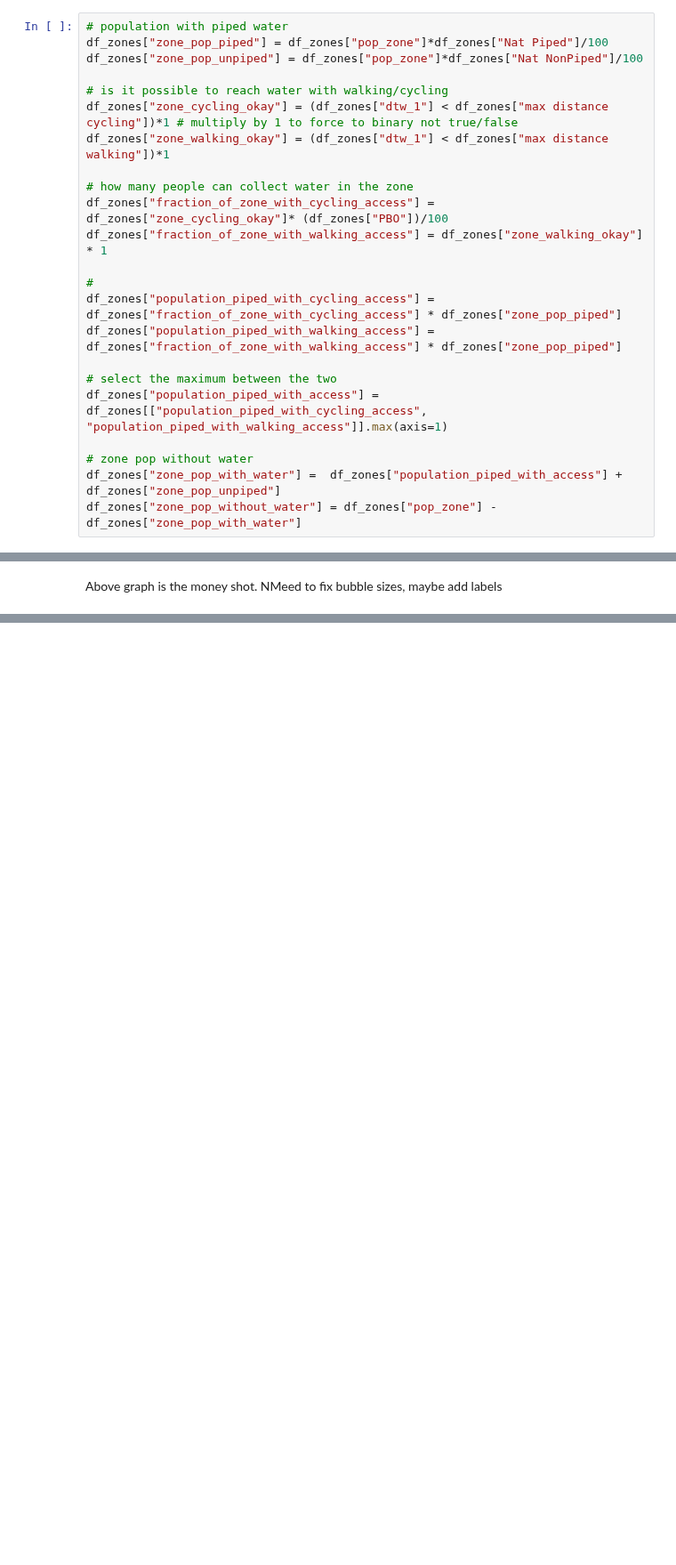
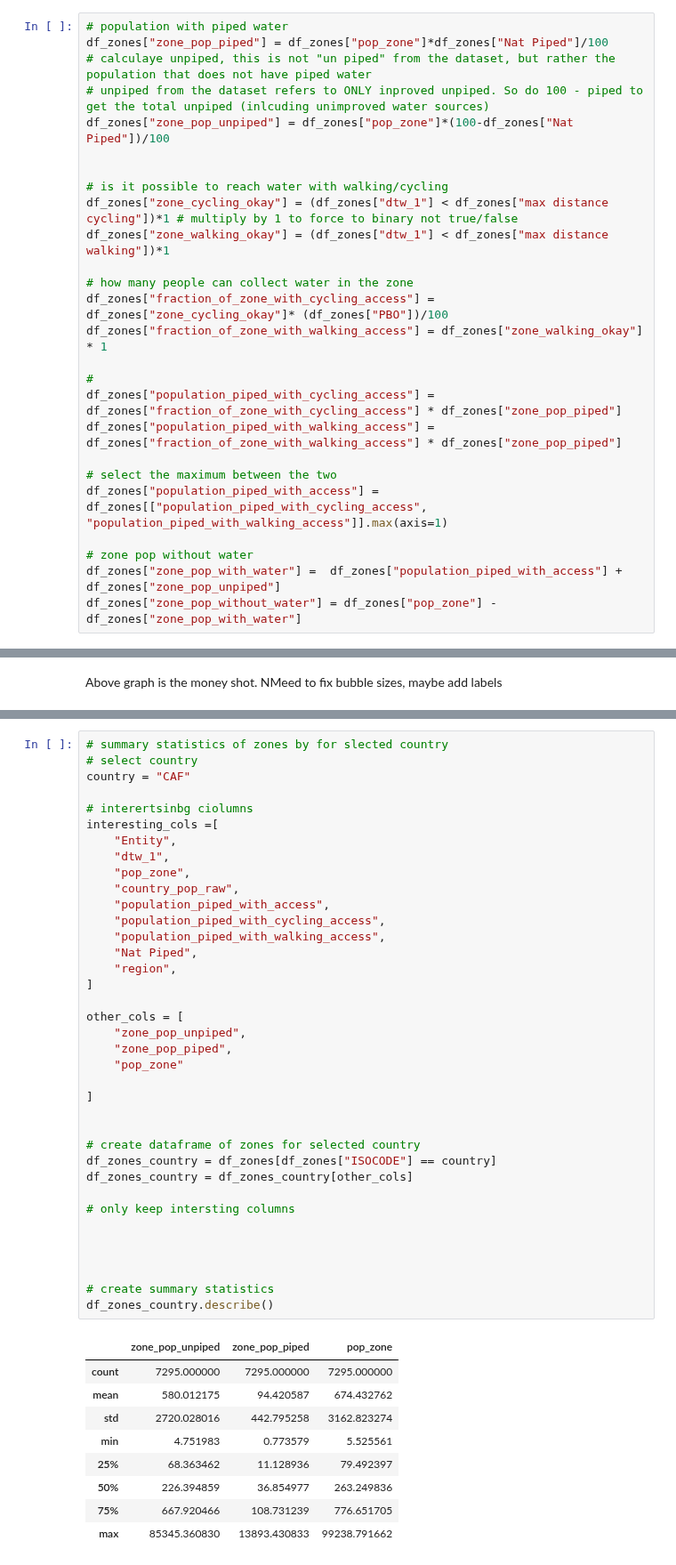
Before and after one commit to allfed/water-access, a Jupyter notebook: src/gis_global_analysis.ipynb, the cells around one changed output, grey strips where cells are left out. Shown at 89% size. Drawn from its saved outputs; the diff is of its cells as text; blank space fills up the shorter version.

Commit message:
Fixed Piped error. I think it's done

```diff
--- a/src/gis_global_analysis.ipynb
+++ b/src/gis_global_analysis.ipynb
@@ -142,7 +143,10 @@ Consider putting in household size and bike sharing here
 # %%
 # population with piped water
 df_zones["zone_pop_piped"] = df_zones["pop_zone"]*df_zones["Nat Piped"]/100
-df_zones["zone_pop_unpiped"] = df_zones["pop_zone"]*df_zones["Nat NonPiped"]/100
+# calculaye unpiped, this is not "un piped" from the dataset, but rather the population that does not have piped water
+# unpiped from the dataset refers to ONLY inproved unpiped. So do 100 - piped to get the total unpiped (inlcuding unimproved water sources)
+df_zones["zone_pop_unpiped"] = df_zones["pop_zone"]*(100-df_zones["Nat Piped"])/100
+
 
 # is it possible to reach water with walking/cycling
 df_zones["zone_cycling_okay"] = (df_zones["dtw_1"] < df_zones["max distance cycling"])*1 # multiply by 1 to force to binary not true/false
@@ -277,0 +297,47 @@ px.line(df_countries, x="Entity", y="weighted_med", color="region", title="Acces
+# %%
+# summary statistics of zones by for slected country
+# select country
+country = "CAF"
+
+# interertsinbg ciolumns
+interesting_cols =[
+    "Entity",
+    "dtw_1",
+    "pop_zone",
+    "country_pop_raw",
+    "population_piped_with_access",
+    "population_piped_with_cycling_access",
+    "population_piped_with_walking_access",
+    "Nat Piped",
+    "region",
+]
+
+other_cols = [
+    "zone_pop_unpiped",
+    "zone_pop_piped",
+    "pop_zone"
+
+]
+
+
+# create dataframe of zones for selected country
+df_zones_country = df_zones[df_zones["ISOCODE"] == country]
+df_zones_country = df_zones_country[other_cols]
+
+# only keep intersting columns
+
+
+
+
+# create summary statistics
+df_zones_country.describe()
+# %% [output]
+|  | zone_pop_unpiped | zone_pop_piped | pop_zone |
+| count | 7295.000000 | 7295.000000 | 7295.000000 |
+| mean | 580.012175 | 94.420587 | 674.432762 |
+| std | 2720.028016 | 442.795258 | 3162.823274 |
+| min | 4.751983 | 0.773579 | 5.525561 |
+| 25% | 68.363462 | 11.128936 | 79.492397 |
+| 50% | 226.394859 | 36.854977 | 263.249836 |
+| 75% | 667.920466 | 108.731239 | 776.651705 |
+| max | 85345.360830 | 13893.430833 | 99238.791662 |
```
Also changed, not shown: parts of 11 cells of this notebook, 1 other file.
